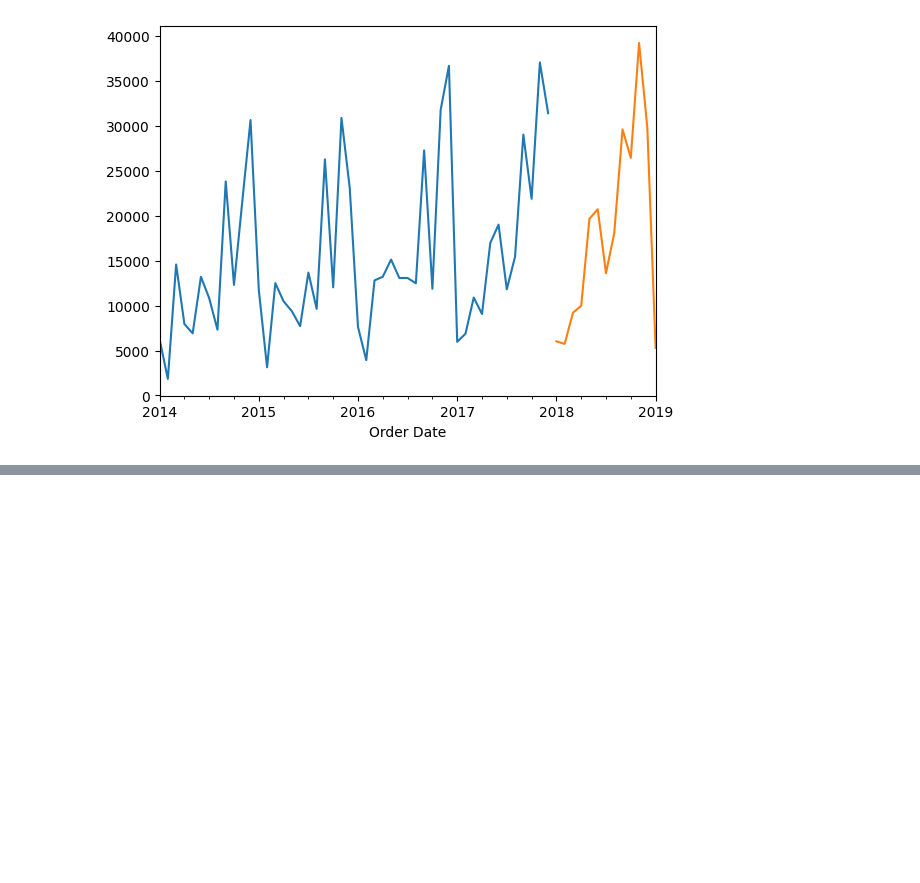
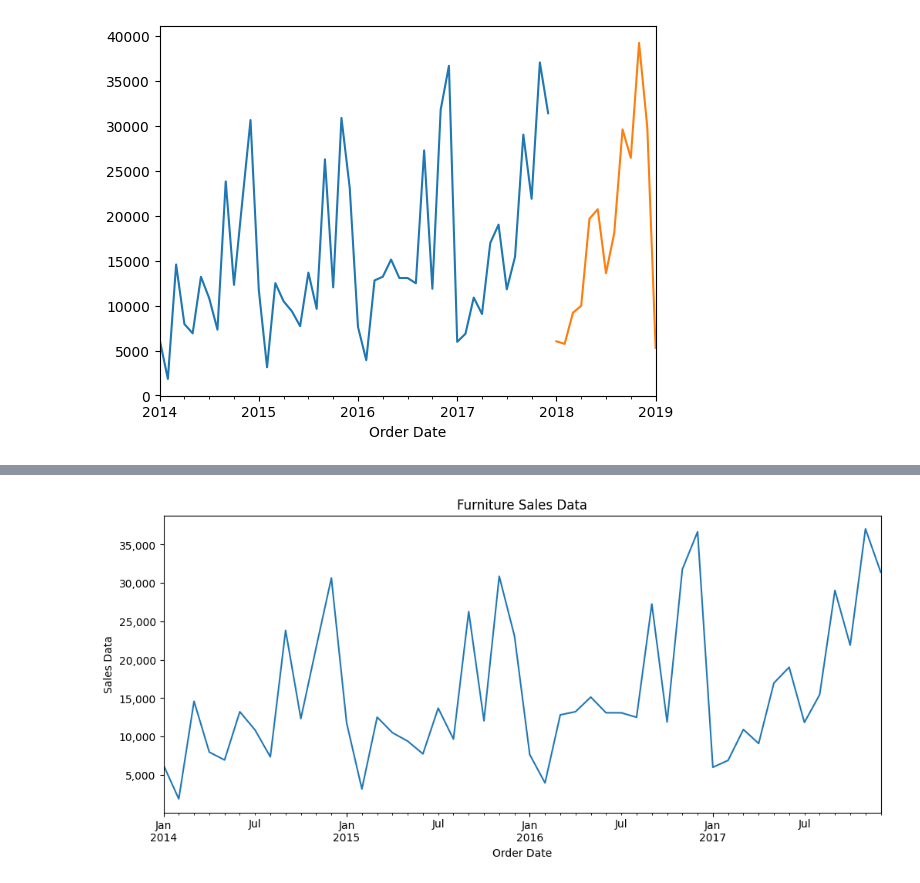
Before and after one commit to Suryasadasivam/Time_series_practice, a Jupyter notebook: Time_series_forecasting_traditional_method.ipynb, the cells around one changed output, grey strips where cells are left out. Cells and saved outputs as stored; diff of their text form; code cells hidden in the pictures; blank space fills up the shorter version.

```diff
--- a/Time_series_forecasting_traditional_method.ipynb
+++ b/Time_series_forecasting_traditional_method.ipynb
@@ -911,0 +1144,7 @@ pred_future.plot()
+# %%
+#plot the sales data of Office Supplies
+df = pd.read_excel('data/Superstore_Sales_Records.xls', index_col='Order Date', parse_dates=True)
+df = df[df['Category']=='Furniture']
+df = df.groupby(by='Order Date').agg({'Sales':sum})
+df.sort_index(inplace=True)
+df.head(4)
@@ -911,0 +1158,2 @@ pred_future.plot()
+# %%
+df = df.resample('MS').sum()
@@ -911,0 +1170,14 @@ pred_future.plot()
+# %%
+import matplotlib.ticker as ticker
+formatter = ticker.StrMethodFormatter('{x:,.0f}')
+
+title = 'Furniture Sales Data'
+ylabel='Sales Data'
+xlabel='Order Date'
+
+ax = df['Sales'].plot(figsize=(12,5),title=title)
+ax.autoscale(axis='x',tight=True)
+ax.set(xlabel=xlabel, ylabel=ylabel)
+ax.yaxis.set_major_formatter(formatter);
+# %% [output]
+[figure, added]
```
Also changed, not shown: parts of 69 cells of this notebook.
